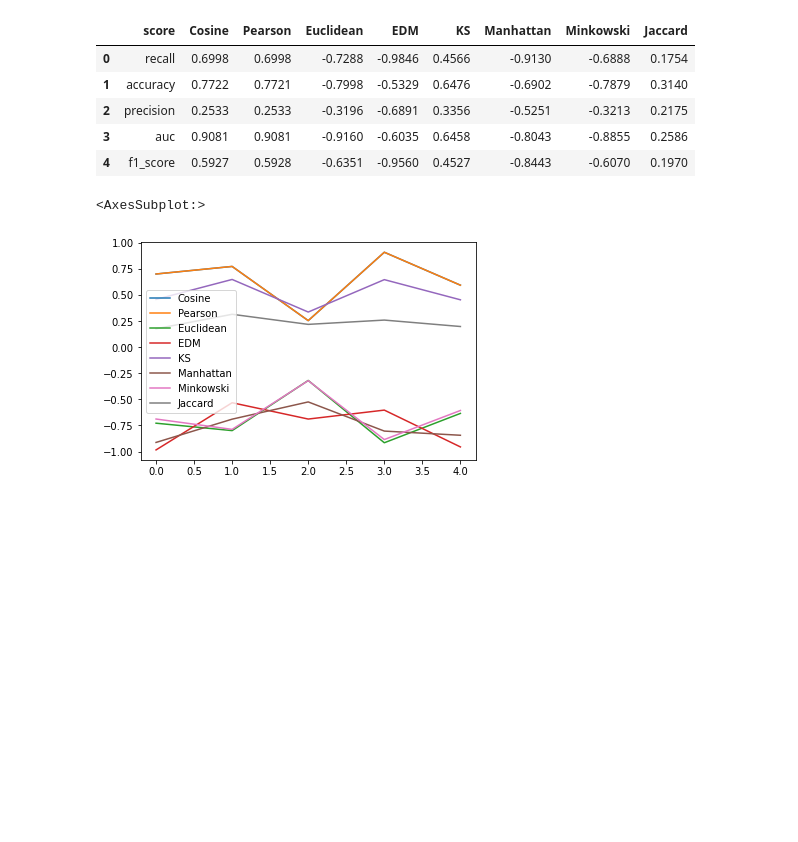
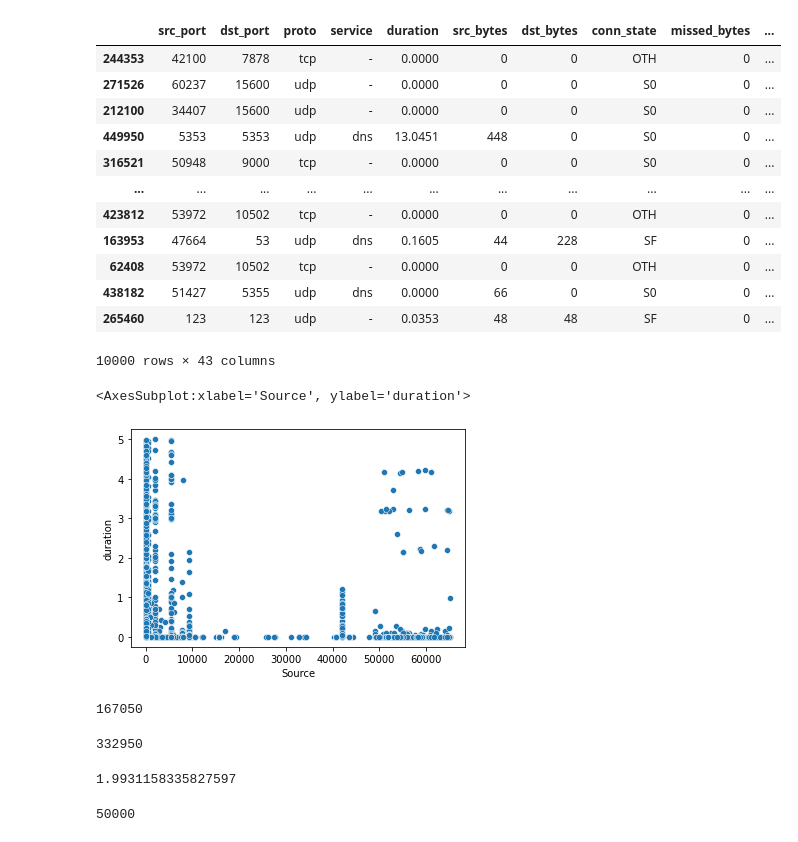
Before and after one commit to jimxie2012/iot-model-evaluation, a Jupyter notebook: src/test.ipynb, the cells around one changed output. Drawn from its saved outputs; the diff is of its cells as text; code cells hidden in the pictures; blank space fills up the shorter version.

```diff
--- a/src/test.ipynb
+++ b/src/test.ipynb
@@ -169,16 +14,0 @@ df_all = test.Merge()
-# %%
-df_test  = df_all[df_all['train'] == 's-3-1-0']
-df_corr = test.Correlation(df_test)
-df_corr
-# %% [output]
-|  | score | Cosine | Pearson | Euclidean | EDM | KS | Manhattan | Minkowski | Jaccard |
-| 0 | recall | 0.6998 | 0.6998 | -0.7288 | -0.9846 | 0.4566 | -0.9130 | -0.6888 | 0.1754 |
-| 1 | accuracy | 0.7722 | 0.7721 | -0.7998 | -0.5329 | 0.6476 | -0.6902 | -0.7879 | 0.3140 |
-| 2 | precision | 0.2533 | 0.2533 | -0.3196 | -0.6891 | 0.3356 | -0.5251 | -0.3213 | 0.2175 |
-| 3 | auc | 0.9081 | 0.9081 | -0.9160 | -0.6035 | 0.6458 | -0.8043 | -0.8855 | 0.2586 |
-| 4 | f1_score | 0.5927 | 0.5928 | -0.6351 | -0.9560 | 0.4527 | -0.8443 | -0.6070 | 0.1970 |
-# %%
-df_corr.plot()
-# %% [output]
-<AxesSubplot:>
-[figure, removed]
@@ -186,0 +15,28 @@ show_heatmap(pt)
+# %%
+df = pd.read_csv("/data/paper/sample/s-0-1-0.csv",index_col=0)
+#df = preprocess(df)
+df = df.head(10000)
+df
+# %% [output]
+|  | src_port | dst_port | proto | service | duration | src_bytes | dst_bytes | conn_state | missed_bytes | ... |
+| 244353 | 42100 | 7878 | tcp | - | 0.0000 | 0 | 0 | OTH | 0 | ... |
+| 271526 | 60237 | 15600 | udp | - | 0.0000 | 0 | 0 | S0 | 0 | ... |
+| 212100 | 34407 | 15600 | udp | - | 0.0000 | 0 | 0 | S0 | 0 | ... |
+| 449950 | 5353 | 5353 | udp | dns | 13.0451 | 448 | 0 | S0 | 0 | ... |
+| 316521 | 50948 | 9000 | tcp | - | 0.0000 | 0 | 0 | S0 | 0 | ... |
+| ... | ... | ... | ... | ... | ... | ... | ... | ... | ... | ... |
+| 423812 | 53972 | 10502 | tcp | - | 0.0000 | 0 | 0 | OTH | 0 | ... |
+| 163953 | 47664 | 53 | udp | dns | 0.1605 | 44 | 228 | SF | 0 | ... |
+| 62408 | 53972 | 10502 | tcp | - | 0.0000 | 0 | 0 | OTH | 0 | ... |
+| 438182 | 51427 | 5355 | udp | dns | 0.0000 | 66 | 0 | S0 | 0 | ... |
+| 265460 | 123 | 123 | udp | - | 0.0353 | 48 | 48 | SF | 0 | ... |
+10000 rows × 43 columns
+# %%
+df1=pd.DataFrame()
+df1['Source']=df['dst_port']
+df1['Y']=df['dst_bytes']
+df1['duration'] = df['duration'] % 5
+sns.scatterplot(x=df1['Source'],y='duration',data=df1)
+# %% [output]
+<AxesSubplot:xlabel='Source', ylabel='duration'>
+[figure, added]
@@ -186,0 +46,16 @@ show_heatmap(pt)
+# %%
+df[df['label']==1].shape[0]
+# %% [output]
+167050
+# %%
+df[df['label']==0].shape[0]
+# %% [output]
+332950
+# %%
+(df[df['label']==0].shape[0])/(df[df['label']==1].shape[0])
+# %% [output]
+1.9931158335827597
+# %%
+df.shape[0]
+# %% [output]
+50000
```
Also changed, not shown: parts of 14 cells of this notebook, 6 other files.
